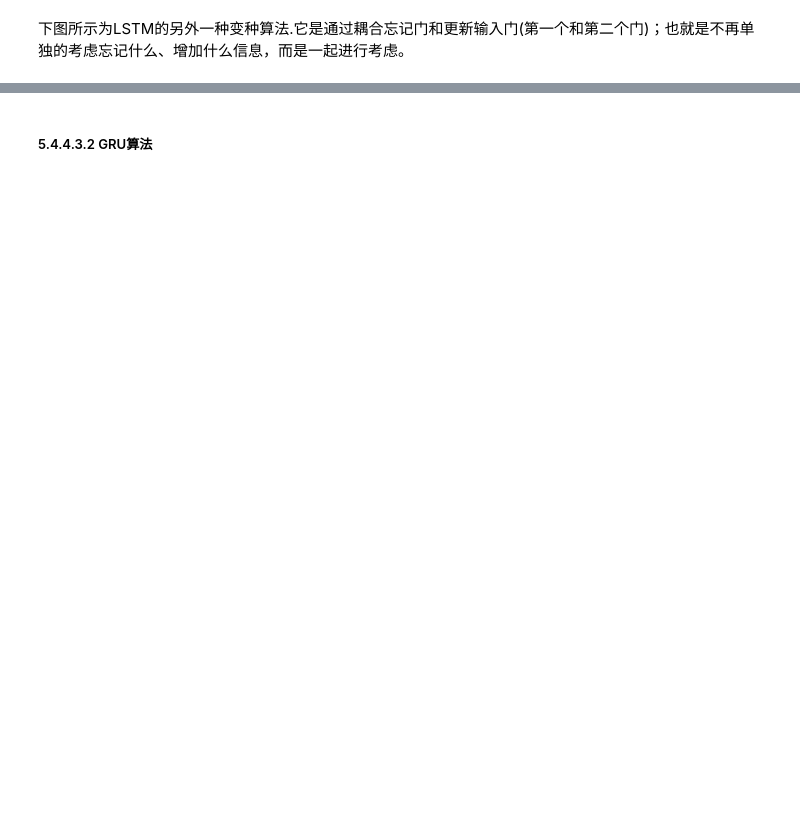
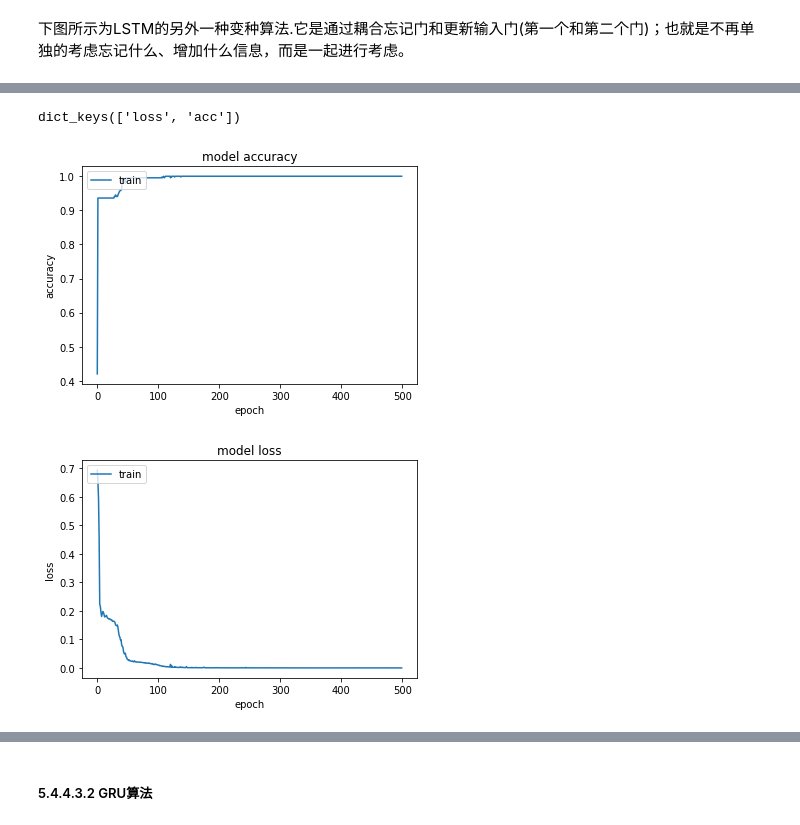
Before and after one commit to heblade/pythontraining, a Jupyter notebook: 24. Neural Network Introduction.ipynb, the cells around one changed output, grey strips where cells are left out. Drawn from its saved outputs; the diff is of its cells as text; code cells hidden in the pictures; blank space fills up the shorter version.

```diff
--- a/24. Neural Network Introduction.ipynb
+++ b/24. Neural Network Introduction.ipynb
@@ -1420,0 +1939,5 @@ LSTM的巧妙之处在于通过增加输入门限，遗忘门限和输出门限
+# %%
+kerasutilmulti = KerasUtil(rawtextpath=r'./nlpmodel/lstm/multiplecategory.csv',
+                      lstmmodelpath=r'./nlpmodel/lstm/multiplecategorybilstm.h5',
+                      modeltype='bilstm',
+                      multiplelabels=True)
@@ -1420,0 +1962,4 @@ LSTM的巧妙之处在于通过增加输入门限，遗忘门限和输出门限
+# %%
+print('Train lstm model begin')
+model, history = kerasutilmulti.trainlstmmodel(needregenerate=False, epoch=500)
+print('Train lstm model end')
@@ -1420,0 +1985,27 @@ LSTM的巧妙之处在于通过增加输入门限，遗忘门限和输出门限
+# %%
+# list all data in history
+if history is not None:
+    print(history.history.keys())
+    %matplotlib inline
+    # summarize history for accuracy
+    plt.plot(history.history['acc'])
+#     plt.plot(history.history['val_acc'])
+    plt.title('model accuracy')
+    plt.ylabel('accuracy')
+    plt.xlabel('epoch')
+    plt.legend(['train', 'test'], loc='upper left')
+    plt.show()
+
+    # summarize history for loss
+    %matplotlib inline
+    plt.plot(history.history['loss'])
+#     plt.plot(history.history['val_loss'])
+    plt.title('model loss')
+    plt.ylabel('loss')
+    plt.xlabel('epoch')
+    plt.legend(['train', 'test'], loc='upper left')
+    plt.show()
+# %% [output]
+dict_keys(['loss', 'acc'])
+[figure, added]
+[figure, added]
```
Also changed, not shown: parts of 41 cells of this notebook, 5 other files.
